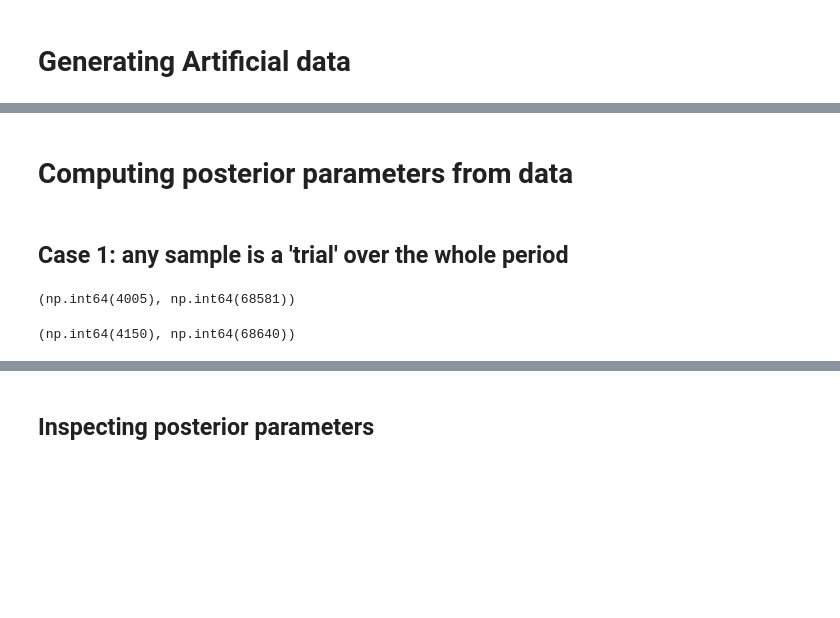
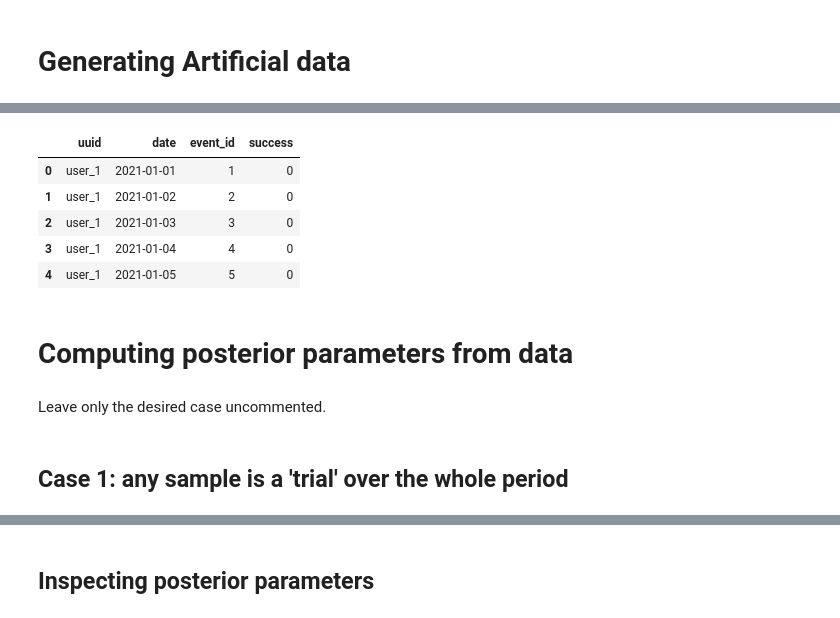
Before and after one commit to fontanads/statsdojo, a Jupyter notebook: rct/bayesian/binary.ipynb, the cells around one changed output, grey strips where cells are left out. Drawn from its saved outputs; the diff is of its cells as text; code cells hidden in the pictures; blank space fills up the shorter version.

```diff
--- a/rct/bayesian/binary.ipynb
+++ b/rct/bayesian/binary.ipynb
@@ -129,18 +129,18 @@ def data_generation_process(
 # %%
 start_date = "2021-01-01"
 end_date = "2021-01-30"
-num_daily_sample_trials = 10
-p_user_event = 0.5
+num_daily_sessions_per_user = 1  # Number of daily sessions per user
+p_user_daily_session_being_on_experiment = 1.  # probability that a user session is accounted for in the experiment; convertion samples are taken only on valid sessions
 
-total_num_users = 1000
+total_num_users = 100000
 w_control = 0.5
 w_treatment = 1 - w_control
 
-true_p_success_control = 5.5e-2
+true_p_success_control = 1.1e-2
 beta_0_control = 1
 alpha_0_control = 1
 
-true_p_success_treatment = 5.7e-2
+true_p_success_treatment = 1.2e-2
 beta_0_treatment = 1
 alpha_0_treatment = 1
 
@@ -205,24 +208,15 @@ memory usage: 2.2+ MB
+# %%
+df_control.head()
+# %% [output]
+|  | uuid | date | event_id | success |
+| 0 | user_1 | 2021-01-01 | 1 | 0 |
+| 1 | user_1 | 2021-01-02 | 2 | 0 |
+| 2 | user_1 | 2021-01-03 | 3 | 0 |
+| 3 | user_1 | 2021-01-04 | 4 | 0 |
+| 4 | user_1 | 2021-01-05 | 5 | 0 |
 # %% [markdown]
 # Computing posterior parameters from data
+# %% [markdown]
+Leave only the desired case uncommented.
 # %% [markdown]
 ## Case 1: any sample is a 'trial' over the whole period
-# %%
-alpha_post_control, beta_post_control =  bin_bayes_posterior_params(
-    beta_0=beta_0_control,
-    alpha_0=alpha_0_control,
-    num_successes=df_control['success'].sum(),
-    num_trials=len(df_control)
-)
-alpha_post_control, beta_post_control
-# %% [output]
-(np.int64(4005), np.int64(68581))
-# %%
-alpha_post_treatment, beta_post_treatment =  bin_bayes_posterior_params(
-    beta_0=beta_0_treatment,
-    alpha_0=alpha_0_treatment,
-    num_successes=df_treatment['success'].sum(),
-    num_trials=len(df_treatment)
-)
-alpha_post_treatment, beta_post_treatment
-# %% [output]
-(np.int64(4150), np.int64(68640))
```
Also changed, not shown: parts of 22 cells of this notebook.
